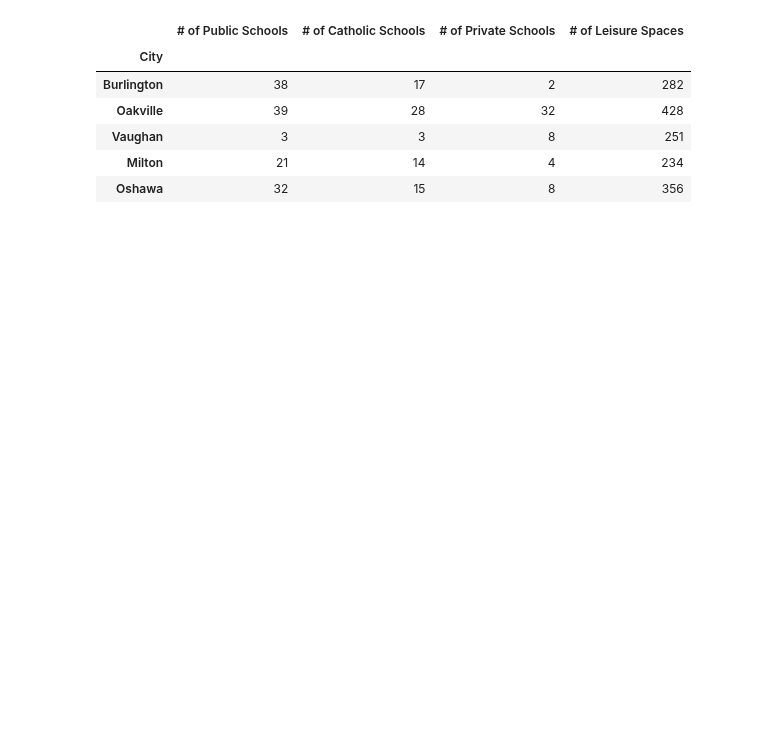
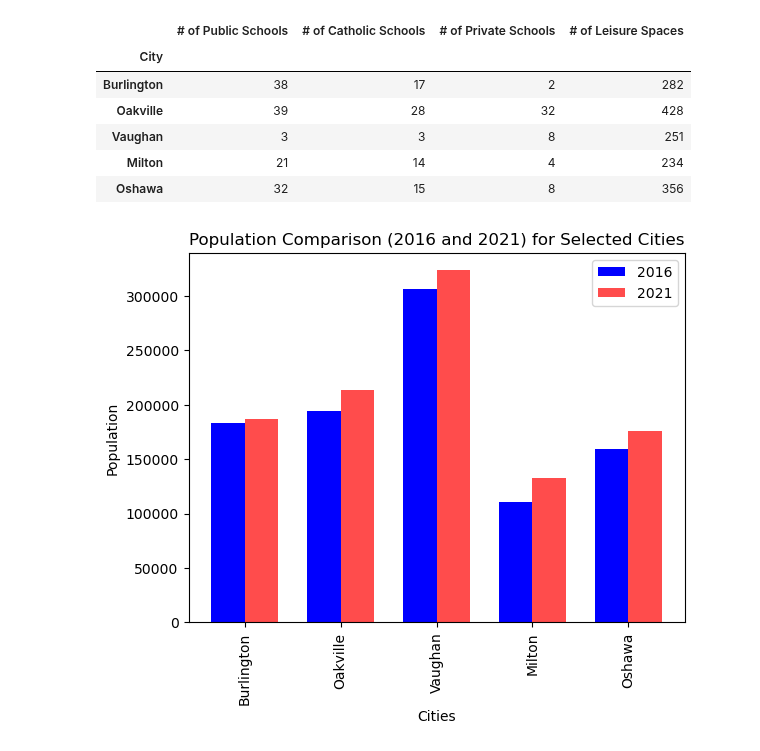
Before and after one commit to MaisieDeGraaf/oakville-housing-analysis, a Jupyter notebook: Main_Cities_Analysis.ipynb, the cells around one changed output. Cells and saved outputs as stored; diff of their text form; code cells hidden in the pictures; blank space fills up the shorter version.

```diff
--- a/Main_Cities_Analysis.ipynb
+++ b/Main_Cities_Analysis.ipynb
@@ -85,3 +89,40 @@ all_amenities_df
 | Vaughan | 3 | 3 | 8 | 251 |
 | Milton | 21 | 14 | 4 | 234 |
 | Oshawa | 32 | 15 | 8 | 356 |
+# %%
+import matplotlib.pyplot as plt
+import numpy as np
+
+years = ['2016', '2021']
+cities = ['Burlington', 'Oakville', 'Vaughan', 'Milton', 'Oshawa']
+
+y_value_1 = [
+    all_cities_df.loc[('Burlington', 2016), 'Population'],
+    all_cities_df.loc[('Oakville', '2016'), 'Population'],
+    all_cities_df.loc[('Vaughan', '2016'), 'Population'],
+    all_cities_df.loc[('Milton', '2016'), 'Population'],
+    all_cities_df.loc[('Oshawa', '2016'), 'Population']
+]
+y_value_2 = [
+    all_cities_df.loc[('Burlington', 2021), 'Population'],
+    all_cities_df.loc[('Oakville', ' 2021'), 'Population'],
+    all_cities_df.loc[('Vaughan', ' 2021'), 'Population'],
+    all_cities_df.loc[('Milton', '2021'), 'Population'],
+    all_cities_df.loc[('Oshawa', ' 2021'), 'Population']
+]
+
+# Set up x-axis positions for bars
+x_axis = np.arange(len(cities))
+
+# Plotting the bar chart
+plt.bar(x_axis - bar_width/2, y_value_1, color="b", width=bar_width, align="center", label='2016')
+plt.bar(x_axis + bar_width/2, y_value_2, color="r", width=bar_width, align="center", label='2021', alpha=0.7)
+
+plt.xticks(x_axis, cities, rotation="vertical")
+plt.xlabel('Cities')
+plt.ylabel('Population')
+plt.title('Population Comparison (2016 and 2021) for Selected Cities')
+plt.legend()
+plt.show()
+# %% [output]
+[figure, added]
```
Also changed, not shown: parts of 4 cells of this notebook.
